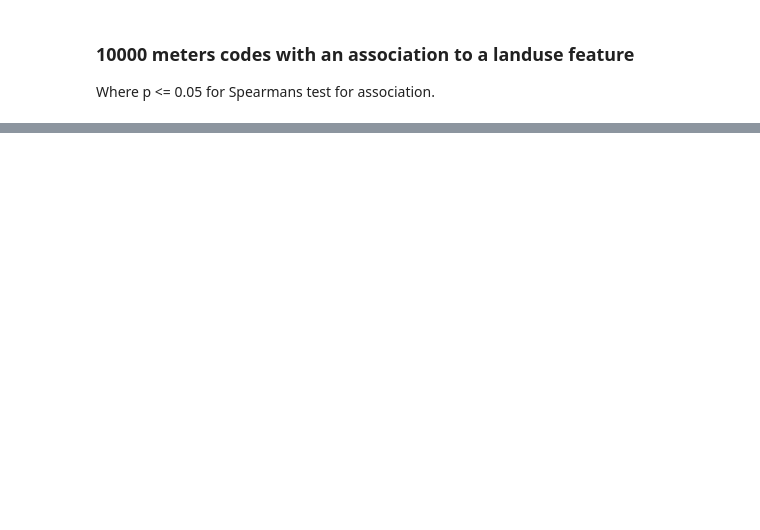
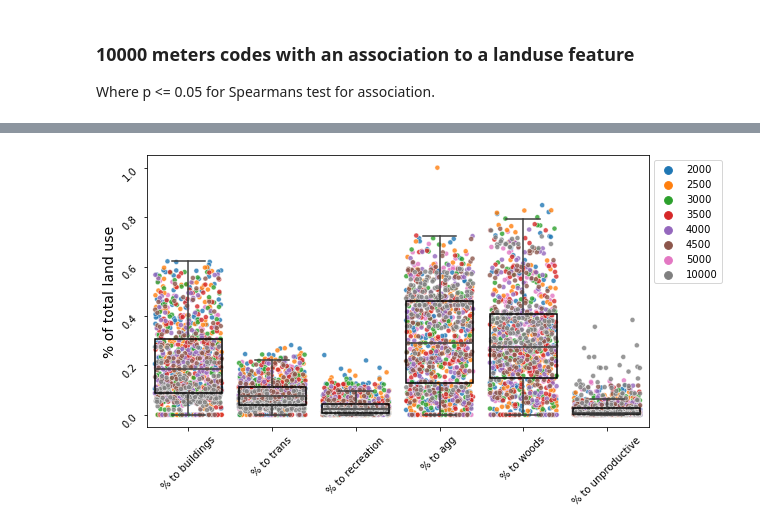
Before and after one commit to hammerdirt-analyst/landuse, a Jupyter notebook: land_use_buffers.ipynb, the cells around one changed output, grey strips where cells are left out. Drawn from its saved outputs; the diff is of its cells as text; code cells hidden in the pictures; blank space fills up the shorter version.

```diff
--- a/land_use_buffers.ipynb
+++ b/land_use_buffers.ipynb
@@ -758,0 +758,7 @@ comps
+# %%
+check_dist = ['% to buildings', '% to trans', '% to recreation',  '% to agg', '% to woods', '% to unproductive', 'dist']
+dfs = [element[check_dist].reset_index() for element in [sd_5000, sd_2000, sd_2500, sd_3000, sd_3500, sd_4000, sd_4500, sd_10000]]
+
+x=pd.concat(dfs)
+xlong = pd.melt(x, id_vars=['index', 'dist'], value_vars=check_dist[:-1])
+xlong.groupby('variable').value.describe()
@@ -758,0 +774,16 @@ comps
+# %%
+fig, ax = plt.subplots(figsize=(9,5))
+
+props = {
+ 'boxprops':{'facecolor':'none', 'edgecolor':'black'},
+
+}
+sns.stripplot(data=xlong, x = 'variable', y='value', hue='dist', ax=ax, jitter=.4, zorder=0, alpha=0.8, edgecolor='white', linewidth=.5)
+sns.boxplot(data=xlong, x='variable', y='value', ax=ax, **props, showfliers=False)
+ax.tick_params(labelrotation=45)
+ax.set_ylabel("% of total land use", fontsize=14)
+ax.set_xlabel("")
+plt.legend(bbox_to_anchor=(1,1), loc='upper left')
+plt.show()
+# %% [output]
+[figure, added]
```
Also changed, not shown: parts of 18 cells of this notebook, 1 other file.
